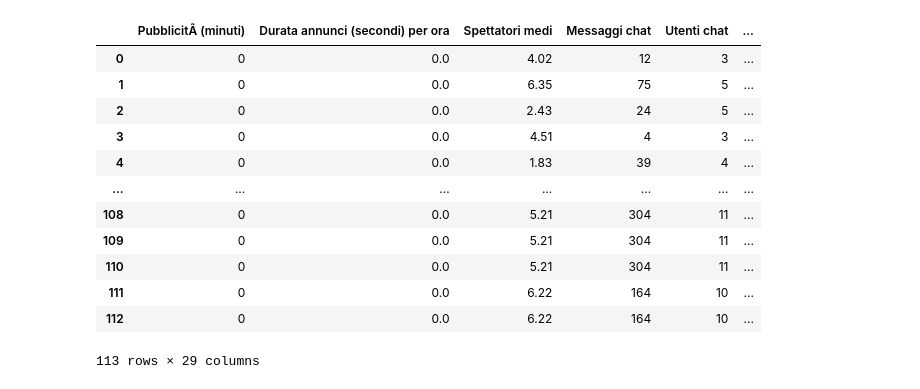
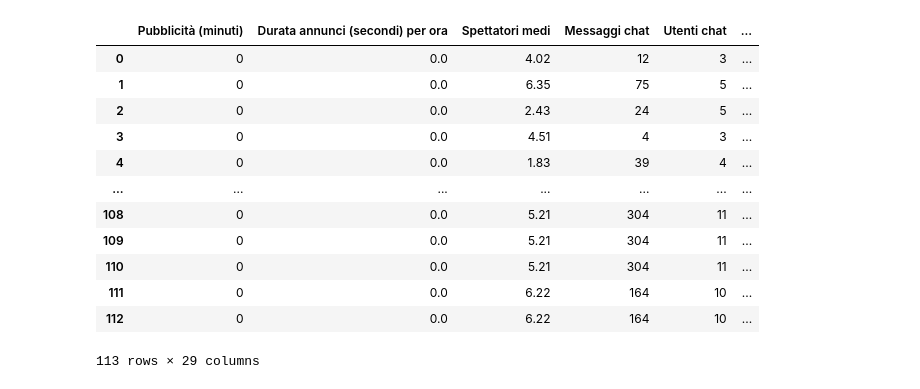
Before and after one commit to inghy/datascienceProject, a Jupyter notebook: Progetto.ipynb, the cells around one changed output. Saved outputs shown, nothing was run; the diff lists cells and outputs as text; code cells hidden in the pictures.

```diff
--- a/Progetto.ipynb
+++ b/Progetto.ipynb
@@ -40,6 +40,10 @@ Index(['PubblicitÃ  (minuti)', 'Durata annunci (secondi) per ora',
        'Categoria'],
       dtype='object')
 # %%
+#groupby giorni
+df["giornoSet"] = df.index.dayofweek
+df["giornoSet"] = df["giornoSet"].map({0:"Lun",1:"Mar",2:"Mer",3:"Gio",4:"Ven",5:"Sab",6:"Dom"})
+
 #dataframe contenente esclusivamente i giorni in cui ho streammato
 dfStr = df[df['Minuti di streaming']>0]
 
@@ -58,7 +62,6 @@ px.line(dfStr["Minuti visti"]).show()
 [interactive output not drawn]
 [interactive output not drawn]
 # %%
-dfStr["giornoSet"] = dfStr.index.dayofweek
-dfStr["giornoSet"] = dfStr["giornoSet"].map({0:"Lun",1:"Mar",2:"Mer",3:"Gio",4:"Ven",5:"Sab",6:"Dom"})
+
 px.box(dfStr,x="giornoSet",y="Minuti di streaming",category_orders={"giornoSet":["Lun","Mar","Mer","Gio","Ven","Sab","Dom"]},title="Spettatori medi nei giorni della settimana")
 # %% [output]
@@ -98,8 +90,9 @@ dfMac =dfStr[dfStr["Categoria"].notnull()]
 
 mask =dfMac["Categoria"].str.count("-")>0
 print("righe da dividere")
+
+listOfRows = dfMac[mask]
 print(listOfRows)
-listOfRows = dfMac[mask]
 
 print("righe buone")
 dfMac = dfMac[ np.invert(mask)]
@@ -113,10 +106,9 @@ for i in range(len(listOfRows)):
     for ind in range(len(categories.columns)):
         newRow = row.copy()
         newRow['Categoria'] =  categories[ind].str.strip()
-      #  newRow["PubblicitÃ  (minuti)"] = newRow["PubblicitÃ  (minuti)"]/len(categories)
         newRow["Durata annunci (secondi) per ora"] = newRow["Durata annunci (secondi) per ora"]/len(categories)
-       # newRow["Minuti Visti"]  = newRow["Minuti Visti"]/len(categories)
-       # newRow["minuti di streaming"] = newRow["minuti di streaming"]/len(categories)
+        newRow["Minuti visti"]  = newRow["Minuti visti"]/len(categories)
+        newRow["Minuti di streaming"] = newRow["Minuti di streaming"]/len(categories)
         dfMac = dfMac.append(newRow,ignore_index=True)
 
         #le parti commentate sono così perchè mi danno un errore strano
@@ -137,9 +129,9 @@ Data
 ... (236 lines left out)
 2020-10-31   Splatoon        Sab
 2020-11-02       TSW2        Lun
 
 [78 rows x 29 columns]
-|  | PubblicitÃ (minuti) | Durata annunci (secondi) per ora | Spettatori medi | Messaggi chat | Utenti chat | ... |
+|  | Pubblicità (minuti) | Durata annunci (secondi) per ora | Spettatori medi | Messaggi chat | Utenti chat | ... |
 | 0 | 0 | 0.0 | 4.02 | 12 | 3 | ... |
 | 1 | 0 | 0.0 | 6.35 | 75 | 5 | ... |
 | 2 | 0 | 0.0 | 2.43 | 24 | 5 | ... |
```
Also changed, not shown: parts of 4 cells of this notebook, 1 other file.
